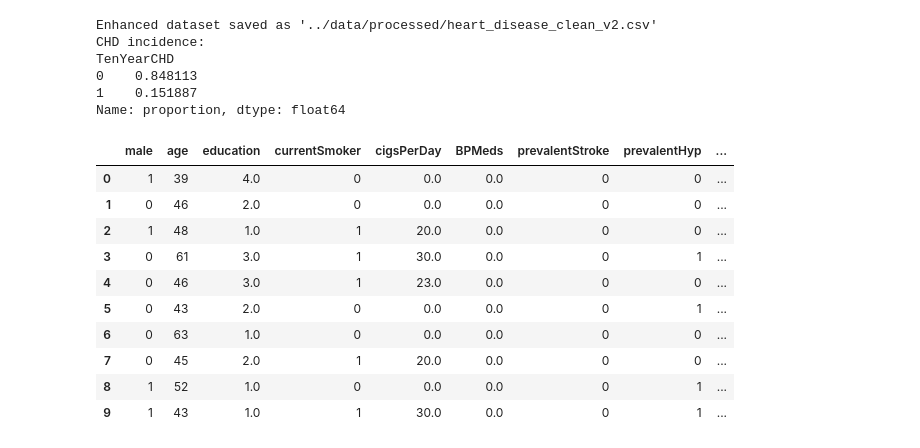
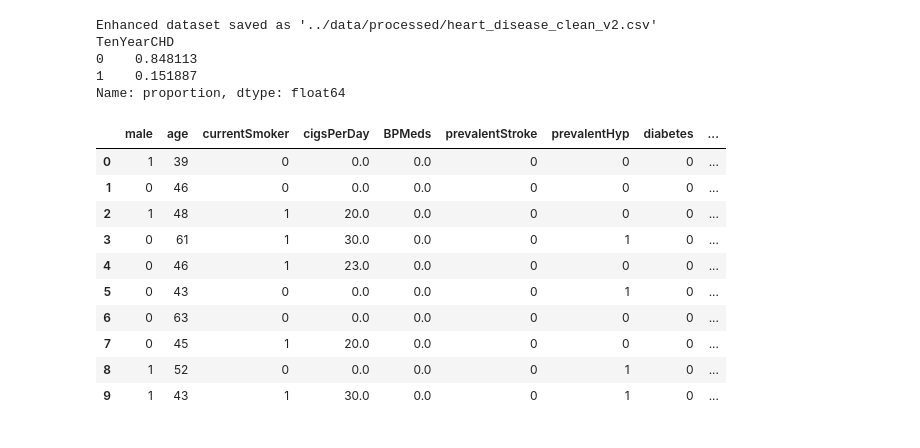
Before and after one commit to Mikerne/BusinessIntelligenceExam, a Jupyter notebook: notebooks/data_cleaning.ipynb, the cells around one changed output. Drawn from its saved outputs; the diff is of its cells as text; code cells hidden in the pictures.

```diff
--- a/notebooks/data_cleaning.ipynb
+++ b/notebooks/data_cleaning.ipynb
@@ -11,7 +11,7 @@ df = pd.read_csv("../data/raw/heart_disease.csv")
 # 2. Select Relevant Columns
 # ----------------------------
 relevant_cols = [
-    'male', 'age', 'education', 'currentSmoker', 'cigsPerDay',
+    'male', 'age', 'currentSmoker', 'cigsPerDay',
     'BPMeds', 'prevalentStroke', 'prevalentHyp', 'diabetes',
     'totChol', 'sysBP', 'diaBP', 'BMI', 'heartRate', 'glucose', 'TenYearCHD'
 ]
@@ -26,60 +26,49 @@ for col in num_cols:
     df[col] = df[col].fillna(df[col].median())
 
 # Categorical
-cat_cols = ['education', 'BPMeds']
+cat_cols = ['BPMeds']
 for col in cat_cols:
     df[col] = df[col].fillna(df[col].mode()[0])
 
 # ----------------------------
 # 4. Outlier Capping (1st/99th percentile)
 # ----------------------------
 for col in num_cols:
     lower = df[col].quantile(0.01)
     upper = df[col].quantile(0.99)
     df[col] = np.clip(df[col], lower, upper)
 
 # ----------------------------
-# 5. Feature Engineering
-# ----------------------------
-# Pulse pressure
-df['pulse_pressure'] = df['sysBP'] - df['diaBP']
-
-# Approximate smoking exposure (pack-years)
-df['smoking_pack_years'] = df['cigsPerDay'] * (df['age'] - 18).clip(lower=0)
-
-# ----------------------------
-# 6. Ensure No Missing Values
+# 5. Ensure No Missing Values
 # ----------------------------
 assert df.isna().sum().sum() == 0, "Data still contains missing values!"
 
 # ----------------------------
-# 7. Save Enhanced Dataset
+# 6. Save Clean Dataset
 # ----------------------------
 df.to_csv("../data/processed/heart_disease_clean_v2.csv", index=False)
 print("Enhanced dataset saved as '../data/processed/heart_disease_clean_v2.csv'")
 
 # ----------------------------
-# 8. Optional: Class Distribution
+# 7. Optional: Class Distribution
 # ----------------------------
-print("CHD incidence:")
 print(df['TenYearCHD'].value_counts(normalize=True))
 
 df.head(10)
 # %% [output]
 Enhanced dataset saved as '../data/processed/heart_disease_clean_v2.csv'
-CHD incidence:
 TenYearCHD
 0    0.848113
 1    0.151887
 Name: proportion, dtype: float64
-|  | male | age | education | currentSmoker | cigsPerDay | BPMeds | prevalentStroke | prevalentHyp | ... |
-| 0 | 1 | 39 | 4.0 | 0 | 0.0 | 0.0 | 0 | 0 | ... |
-| 1 | 0 | 46 | 2.0 | 0 | 0.0 | 0.0 | 0 | 0 | ... |
-| 2 | 1 | 48 | 1.0 | 1 | 20.0 | 0.0 | 0 | 0 | ... |
-| 3 | 0 | 61 | 3.0 | 1 | 30.0 | 0.0 | 0 | 1 | ... |
-| 4 | 0 | 46 | 3.0 | 1 | 23.0 | 0.0 | 0 | 0 | ... |
-| 5 | 0 | 43 | 2.0 | 0 | 0.0 | 0.0 | 0 | 1 | ... |
-| 6 | 0 | 63 | 1.0 | 0 | 0.0 | 0.0 | 0 | 0 | ... |
-| 7 | 0 | 45 | 2.0 | 1 | 20.0 | 0.0 | 0 | 0 | ... |
-| 8 | 1 | 52 | 1.0 | 0 | 0.0 | 0.0 | 0 | 1 | ... |
-| 9 | 1 | 43 | 1.0 | 1 | 30.0 | 0.0 | 0 | 1 | ... |
+|  | male | age | currentSmoker | cigsPerDay | BPMeds | prevalentStroke | prevalentHyp | diabetes | ... |
+| 0 | 1 | 39 | 0 | 0.0 | 0.0 | 0 | 0 | 0 | ... |
+| 1 | 0 | 46 | 0 | 0.0 | 0.0 | 0 | 0 | 0 | ... |
+| 2 | 1 | 48 | 1 | 20.0 | 0.0 | 0 | 0 | 0 | ... |
+| 3 | 0 | 61 | 1 | 30.0 | 0.0 | 0 | 1 | 0 | ... |
+| 4 | 0 | 46 | 1 | 23.0 | 0.0 | 0 | 0 | 0 | ... |
+| 5 | 0 | 43 | 0 | 0.0 | 0.0 | 0 | 1 | 0 | ... |
+| 6 | 0 | 63 | 0 | 0.0 | 0.0 | 0 | 0 | 0 | ... |
+| 7 | 0 | 45 | 1 | 20.0 | 0.0 | 0 | 0 | 0 | ... |
+| 8 | 1 | 52 | 0 | 0.0 | 0.0 | 0 | 1 | 0 | ... |
+| 9 | 1 | 43 | 1 | 30.0 | 0.0 | 0 | 1 | 0 | ... |
```
Also changed, not shown: 10 other files.
